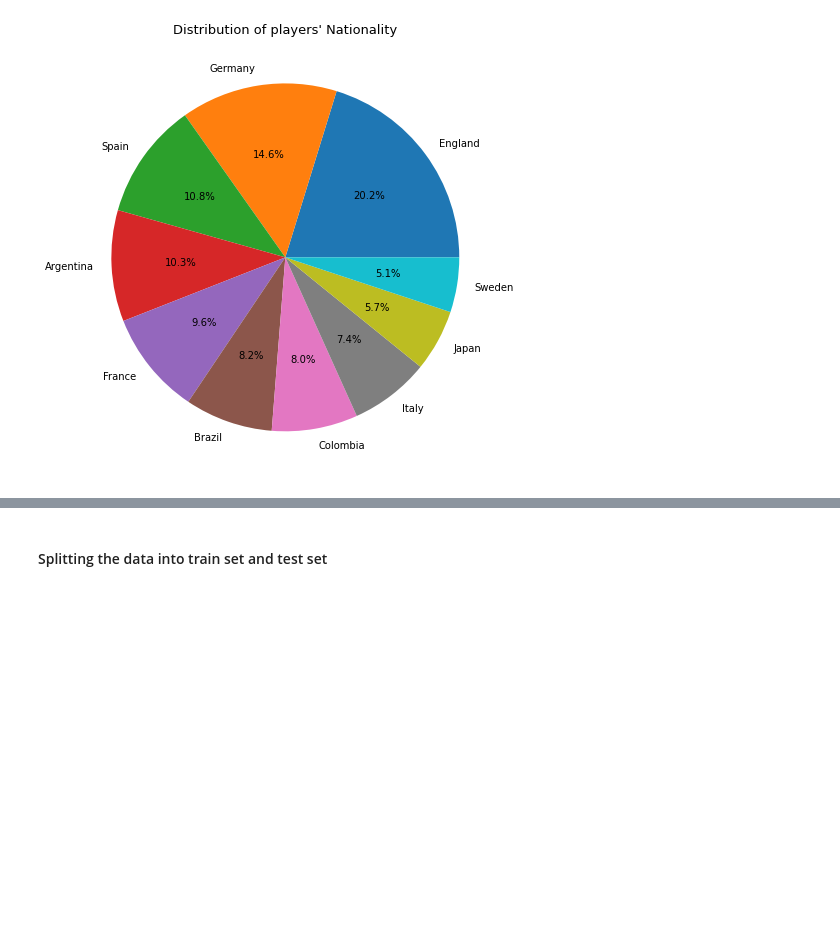
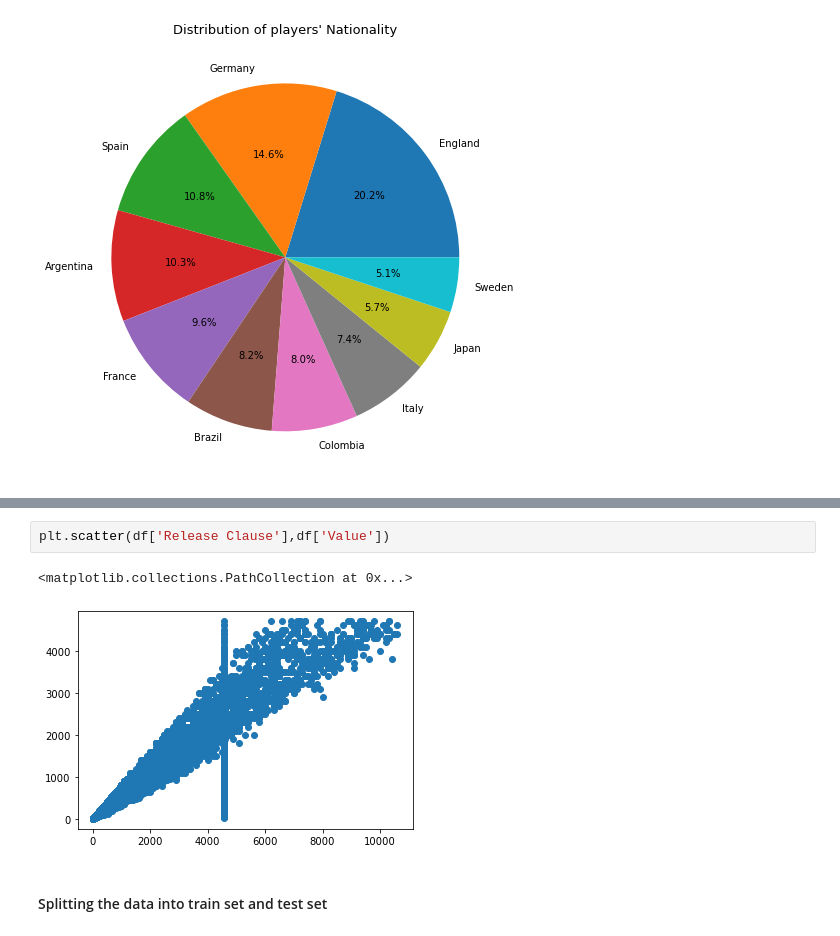
Before and after one commit to yash12888/fifa_regn, a Jupyter notebook: fifa_regression.ipynb, the cells around one changed output, grey strips where cells are left out. Cells and saved outputs as stored; diff of their text form; blank space fills up the shorter version.

```diff
--- a/fifa_regression.ipynb
+++ b/fifa_regression.ipynb
@@ -422,3 +462,8 @@ plt.show()
+# %%
+plt.scatter(df['Release Clause'],df['Value'])
+# %% [output]
+<matplotlib.collections.PathCollection at 0x...>
+[figure, added]
 # %% [markdown]
 #### Splitting the data into train set and test set
 # %%
```
Also changed, not shown: parts of 58 cells of this notebook.
